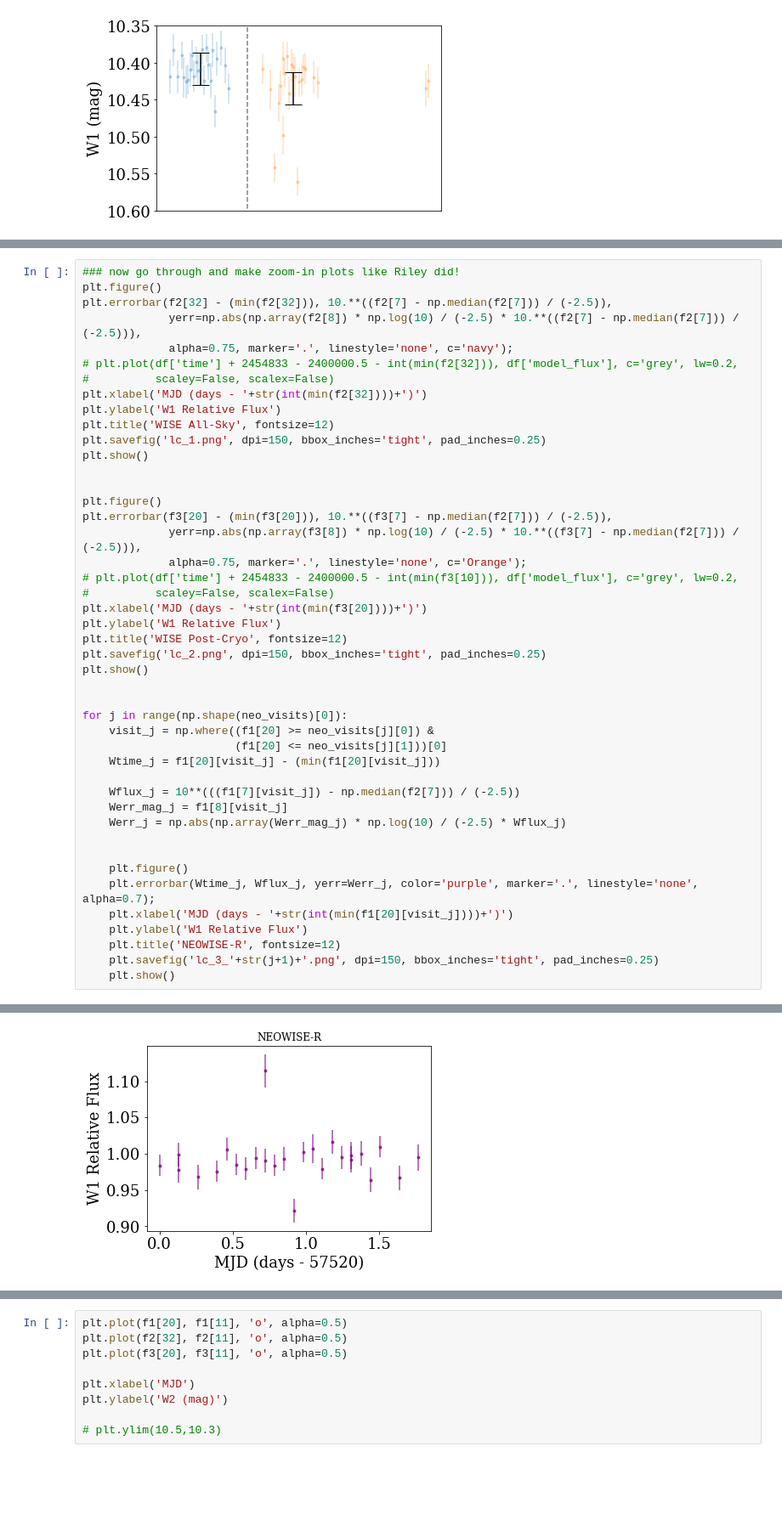
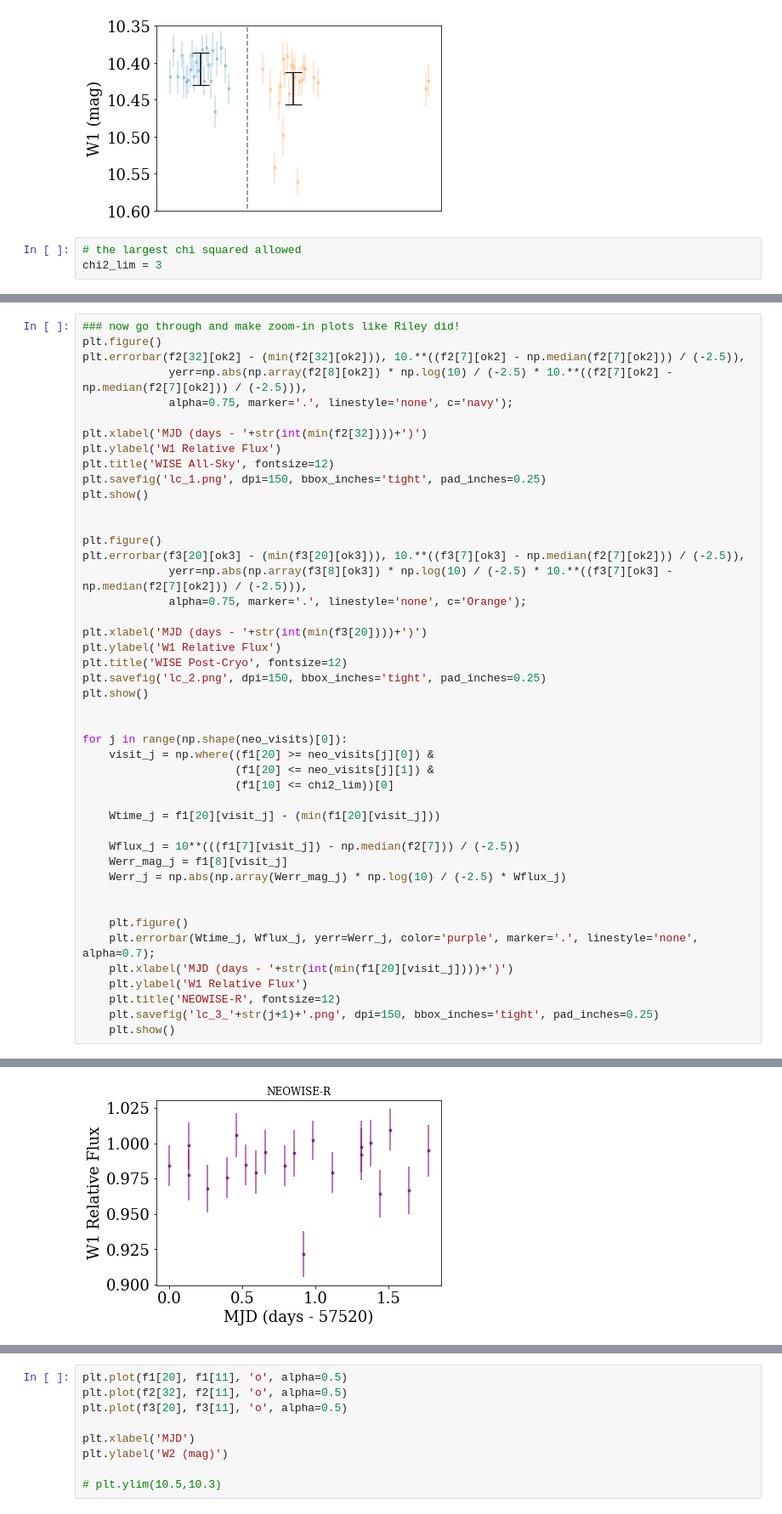
Before and after one commit to jradavenport/WISE_Boyajian, a Jupyter notebook: quicklook.ipynb, the cells around one changed output, grey strips where cells are left out. Shown: that part at 85% size. Cells and saved outputs as stored; diff of their text form; blank space fills up the shorter version.

```diff
--- a/quicklook.ipynb
+++ b/quicklook.ipynb
@@ -63,4 +63,7 @@ print(min(f2[32]), min(f3[20]))
 1.02516897505
 (55329.909207000004, 55508.948011)
 [figure]
+# %%
+# the largest chi squared allowed
+chi2_lim = 3
 # %%
@@ -118,11 +144,10 @@ plt.savefig('W1_relflux.png', dpi=150, bbox_inches='tight', pad_inches=0.25)
 # %%
 ### now go through and make zoom-in plots like Riley did!
 plt.figure()
-plt.errorbar(f2[32] - (min(f2[32])), 10.**((f2[7] - np.median(f2[7])) / (-2.5)),
-             yerr=np.abs(np.array(f2[8]) * np.log(10) / (-2.5) * 10.**((f2[7] - np.median(f2[7])) / (-2.5))),
+plt.errorbar(f2[32][ok2] - (min(f2[32][ok2])), 10.**((f2[7][ok2] - np.median(f2[7][ok2])) / (-2.5)),
+             yerr=np.abs(np.array(f2[8][ok2]) * np.log(10) / (-2.5) * 10.**((f2[7][ok2] - np.median(f2[7][ok2])) / (-2.5))),
              alpha=0.75, marker='.', linestyle='none', c='navy');
-# plt.plot(df['time'] + 2454833 - 2400000.5 - int(min(f2[32])), df['model_flux'], c='grey', lw=0.2,
-#          scaley=False, scalex=False)
+
 plt.xlabel('MJD (days - '+str(int(min(f2[32])))+')')
 plt.ylabel('W1 Relative Flux')
 plt.title('WISE All-Sky', fontsize=12)
@@ -131,11 +156,10 @@ plt.show()
 
 
 plt.figure()
-plt.errorbar(f3[20] - (min(f3[20])), 10.**((f3[7] - np.median(f2[7])) / (-2.5)),
-             yerr=np.abs(np.array(f3[8]) * np.log(10) / (-2.5) * 10.**((f3[7] - np.median(f2[7])) / (-2.5))),
+plt.errorbar(f3[20][ok3] - (min(f3[20][ok3])), 10.**((f3[7][ok3] - np.median(f2[7][ok2])) / (-2.5)),
+             yerr=np.abs(np.array(f3[8][ok3]) * np.log(10) / (-2.5) * 10.**((f3[7][ok3] - np.median(f2[7][ok2])) / (-2.5))),
              alpha=0.75, marker='.', linestyle='none', c='Orange');
-# plt.plot(df['time'] + 2454833 - 2400000.5 - int(min(f3[10])), df['model_flux'], c='grey', lw=0.2,
-#          scaley=False, scalex=False)
+
 plt.xlabel('MJD (days - '+str(int(min(f3[20])))+')')
 plt.ylabel('W1 Relative Flux')
 plt.title('WISE Post-Cryo', fontsize=12)
@@ -145,7 +169,9 @@ plt.show()
 
 for j in range(np.shape(neo_visits)[0]):
     visit_j = np.where((f1[20] >= neo_visits[j][0]) &
-                       (f1[20] <= neo_visits[j][1]))[0]
+                       (f1[20] <= neo_visits[j][1]) &
+                       (f1[10] <= chi2_lim))[0]
+
     Wtime_j = f1[20][visit_j] - (min(f1[20][visit_j]))
 
     Wflux_j = 10**(((f1[7][visit_j]) - np.median(f2[7])) / (-2.5))
@@ -170 +196 @@ for j in range(np.shape(neo_visits)[0]):
-[figure, old version]
+[figure, new version]
```
Also changed, not shown: parts of 4 cells of this notebook, 8 other files.
